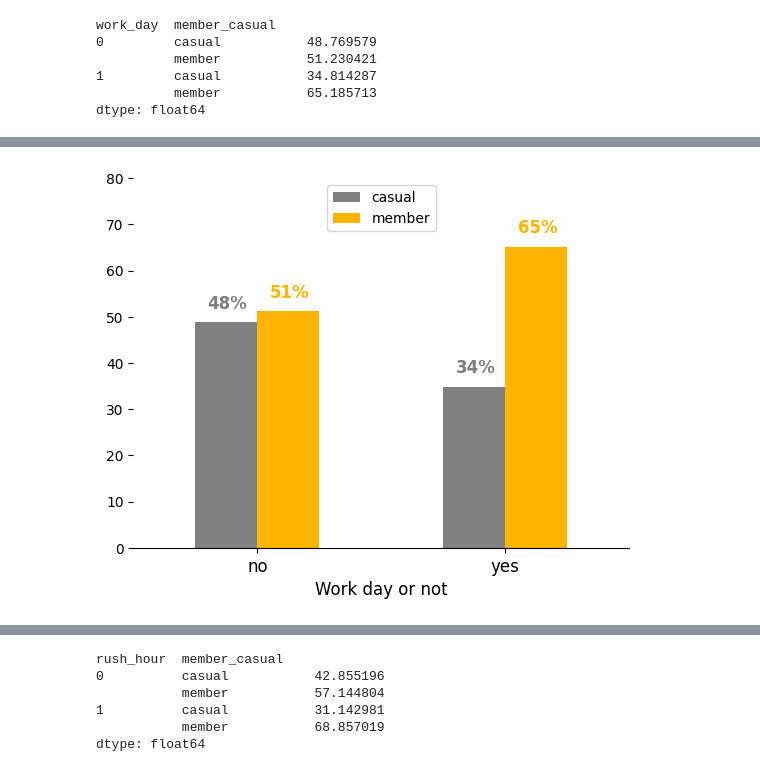
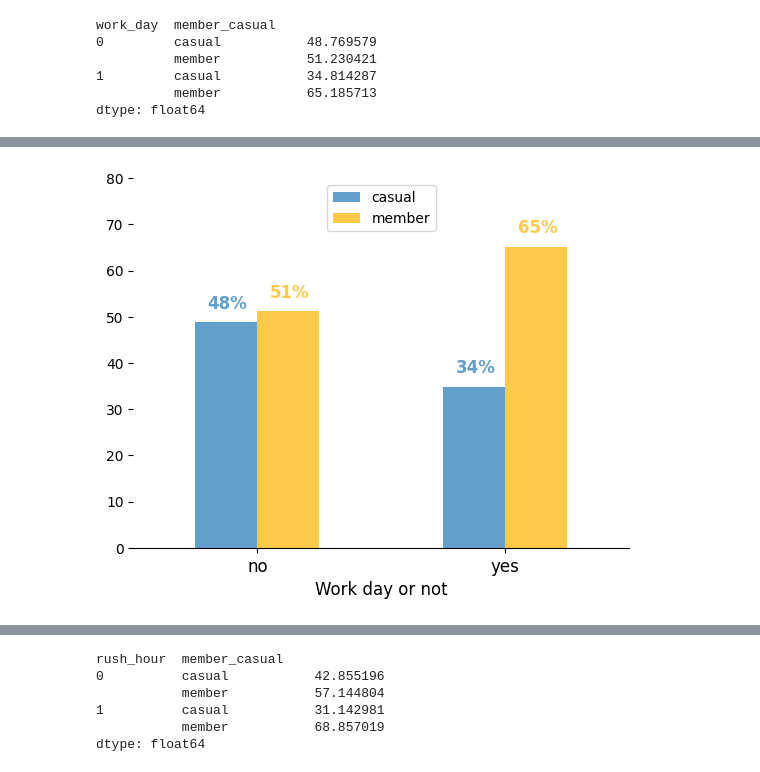
Before and after one commit to jackykang061233/data_analysis_project, a Jupyter notebook: divvy_bike/data_analyse.ipynb, the cells around one changed output, grey strips where cells are left out. Saved outputs shown, nothing was run; the diff lists cells and outputs as text; code cells hidden in the pictures.

```diff
--- a/divvy_bike/data_analyse.ipynb
+++ b/divvy_bike/data_analyse.ipynb
@@ -99,0 +120,6 @@ df.groupby('member_casual').agg({'distance': ['mean', 'median'], 'work_day': ['c
+# %%
+df['ride_length_category'] = df['ride_length_category'].astype("category")
+df['ride_length_category'] = df['ride_length_category'].cat.set_categories(['(0.0, 30.0]', '(30.0, 60.0]', '(60.0, 120.0]', '(120.0, inf]'], ordered=True)
+# %%
+length_group = df.groupby(['member_casual', 'ride_length_category']).size() / df.groupby('member_casual').size() * 100
+length_group
@@ -99,0 +137,3 @@ df.groupby('member_casual').agg({'distance': ['mean', 'median'], 'work_day': ['c
+# %%
+length_group = length_group.unstack('member_casual')
+length_group
@@ -99,0 +147,18 @@ df.groupby('member_casual').agg({'distance': ['mean', 'median'], 'work_day': ['c
+# %%
+fig_length_group, ax_length_group = plt.subplots(2, 2, figsize=(7, 10))
+x = np.arange(len(member_casual))
+title_dict = {0: 'very short trip (0.0, 30.0]', 1: 'short trip (30.0, 60.0]', 2: 'medium trip (60.0, 120.0]', 3: 'long trip (120.0, inf]'}
+
+for i in range(4):
+    ax_length_group[int(i//2), int(i%2)].bar(x,length_group.iloc[i], color=[(0.12, 0.47, 0.71), 'orange'], alpha=0.7)
+    ax_length_group[int(i//2), int(i%2)].set_title(title_dict[i])
+
+    ax_length_group[int(i//2), int(i%2)].get_xaxis().set_visible(False)
+    ax_length_group[int(i//2), int(i%2)].spines['top'].set_visible(False)
+    ax_length_group[int(i//2), int(i%2)].spines['right'].set_visible(False)
+    ax_length_group[int(i//2), int(i%2)].spines['left'].set_visible(False)
+
+fig_length_group.suptitle('Length of ride by member type', fontsize='xx-large')
+leg = fig_length_group.legend(loc=9, labels=['casual', 'member'],  fontsize='large', frameon=False, bbox_to_anchor=(0.5, 0), ncol=2)
+leg.legendHandles[1].set_color('orange')
+plt.tight_layout()
@@ -119,17 +179,18 @@ ax_work_day.axis(ymax=80)
 # %%
-ax_work_day = work_day.unstack('member_casual').plot.bar(color=['grey', '#FFB400'])
+ax_work_day = work_day.unstack('member_casual').plot.bar(color=[(0.12, 0.47, 0.71), '#FFB400'], alpha=0.7)
 ax_work_day.set_xlabel('Work day or not', fontsize='large')
 ax_work_day.set_xticklabels(["no","yes"], rotation=0, fontsize='large')
 ax_work_day.spines['top'].set_visible(False)
 ax_work_day.spines['right'].set_visible(False)
 ax_work_day.spines['left'].set_visible(False)
 
 ax_work_day.legend(loc=9)
 ax_work_day.axis(ymax=80)
+
 for i, v in enumerate(work_day):
     if i % 2 == 1:
-        ax_work_day.text(int(i/2)+0.05, v+3, str(int(v))+'%', color='#FFB400', fontweight='bold', fontsize='large')
+        ax_work_day.text(int(i/2)+0.05, v+3, str(int(v))+'%', color='#FFB400', alpha=0.7, fontweight='bold', fontsize='large')
     else:
-        ax_work_day.text(int(i/2)-0.2, v+3, str(int(v))+'%', color='grey', fontweight='bold', fontsize='large')
+        ax_work_day.text(int(i/2)-0.2, v+3, str(int(v))+'%', color=(0.12, 0.47, 0.71), alpha=0.7, fontweight='bold', fontsize='large')
 # %% [output]
-[figure, old version]
+[figure, new version]
```
Also changed, not shown: parts of 59 cells of this notebook, 1 other file.
